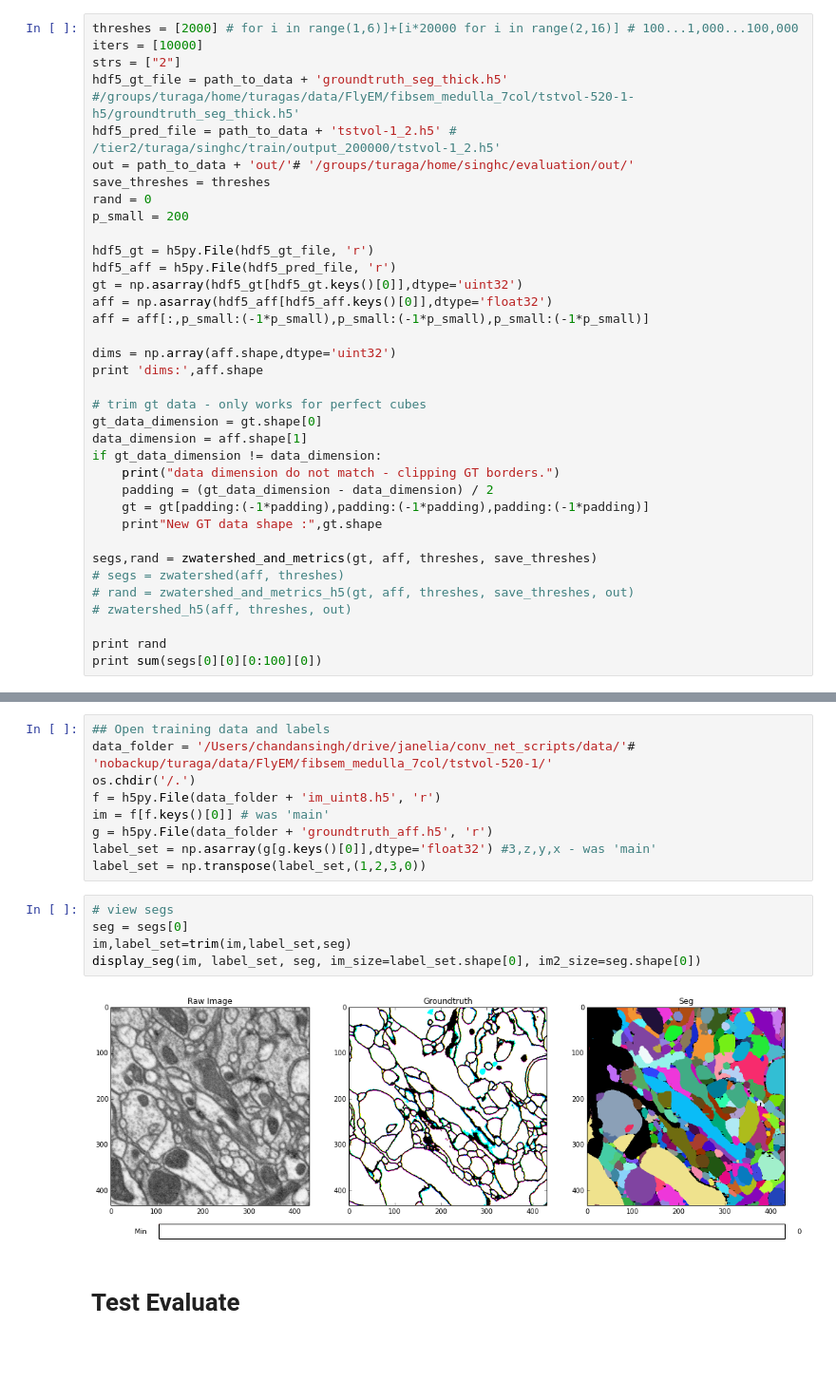
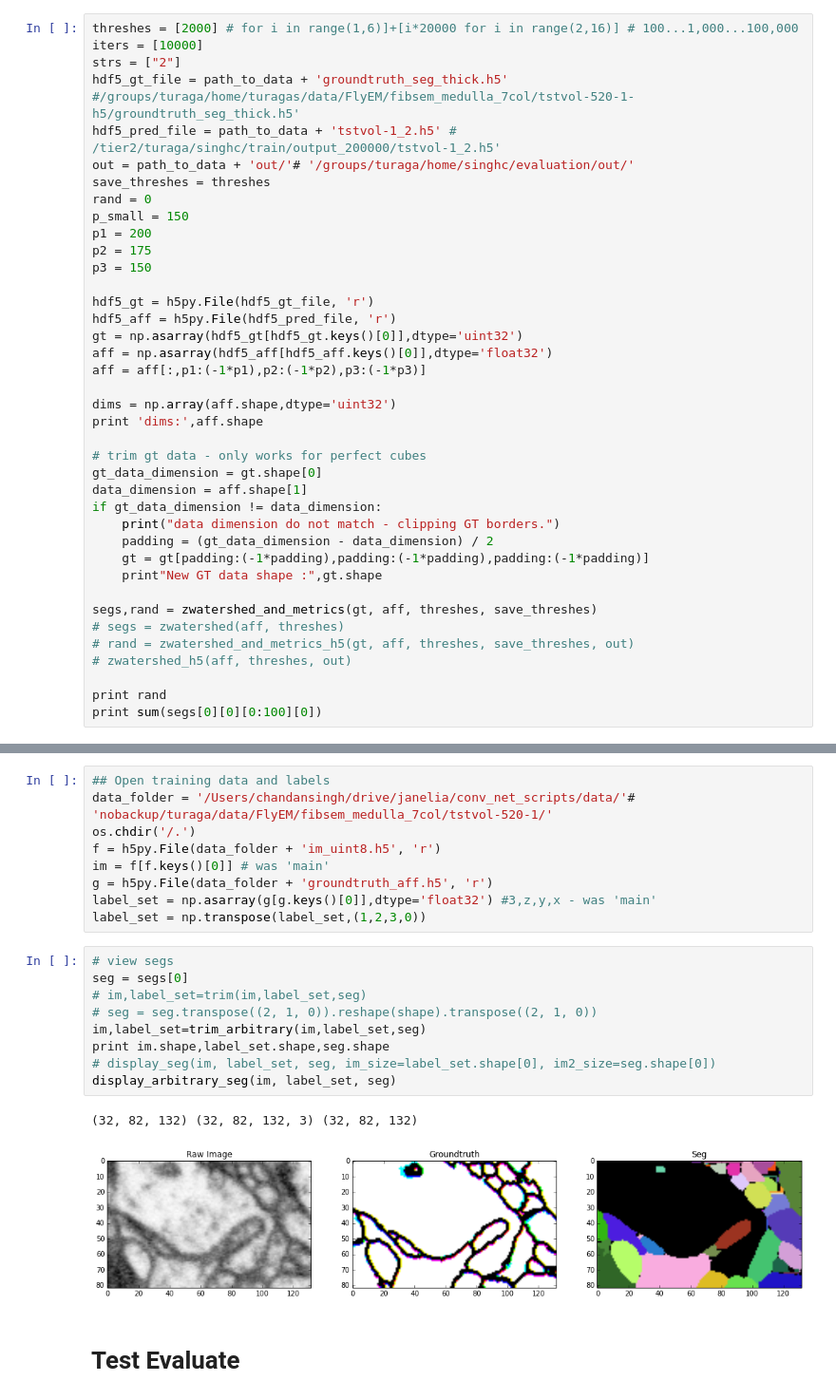
Before and after one commit to csinva/conv-net-scripts, a Jupyter notebook: test_module.ipynb, the cells around one changed output, grey strips where cells are left out. Shown: that part at 95% size. Saved outputs shown, nothing was run; the diff lists cells and outputs as text; blank space fills up the shorter version.

```diff
--- a/test_module.ipynb
+++ b/test_module.ipynb
@@ -28,13 +28,16 @@ hdf5_pred_file = path_to_data + 'tstvol-1_2.h5' # /tier2/turaga/singhc/train/out
 out = path_to_data + 'out/'# '/groups/turaga/home/singhc/evaluation/out/'
 save_threshes = threshes
 rand = 0
-p_small = 200
+p_small = 150
+p1 = 200
+p2 = 175
+p3 = 150
 
 hdf5_gt = h5py.File(hdf5_gt_file, 'r')
 hdf5_aff = h5py.File(hdf5_pred_file, 'r')
 gt = np.asarray(hdf5_gt[hdf5_gt.keys()[0]],dtype='uint32')
 aff = np.asarray(hdf5_aff[hdf5_aff.keys()[0]],dtype='float32')
-aff = aff[:,p_small:(-1*p_small),p_small:(-1*p_small),p_small:(-1*p_small)]
+aff = aff[:,p1:(-1*p1),p2:(-1*p2),p3:(-1*p3)]
 
 dims = np.array(aff.shape,dtype='uint32')
 print 'dims:',aff.shape
@@ -75,10 +78,15 @@ label_set = np.transpose(label_set,(1,2,3,0))
 # %%
 # view segs
 seg = segs[0]
-im,label_set=trim(im,label_set,seg)
-display_seg(im, label_set, seg, im_size=label_set.shape[0], im2_size=seg.shape[0])
+# im,label_set=trim(im,label_set,seg)
+# seg = seg.transpose((2, 1, 0)).reshape(shape).transpose((2, 1, 0))
+im,label_set=trim_arbitrary(im,label_set,seg)
+print im.shape,label_set.shape,seg.shape
+# display_seg(im, label_set, seg, im_size=label_set.shape[0], im2_size=seg.shape[0])
+display_arbitrary_seg(im, label_set, seg)
 # %% [output]
+(32, 82, 132) (32, 82, 132, 3) (32, 82, 132)
-[figure, old version]
+[figure, new version]
 # %% [markdown]
 # Test Evaluate
 # %%
```
Also changed, not shown: parts of 1 cell of this notebook, 2 other files.
